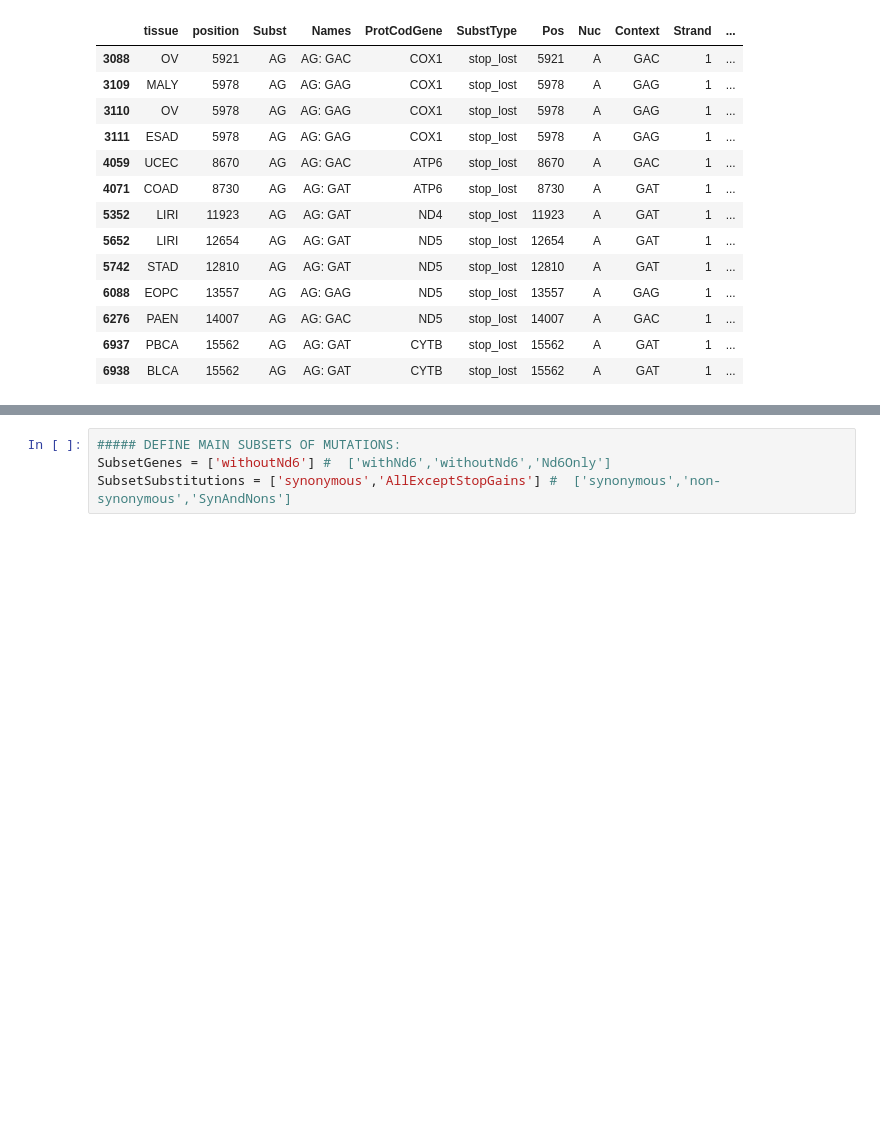
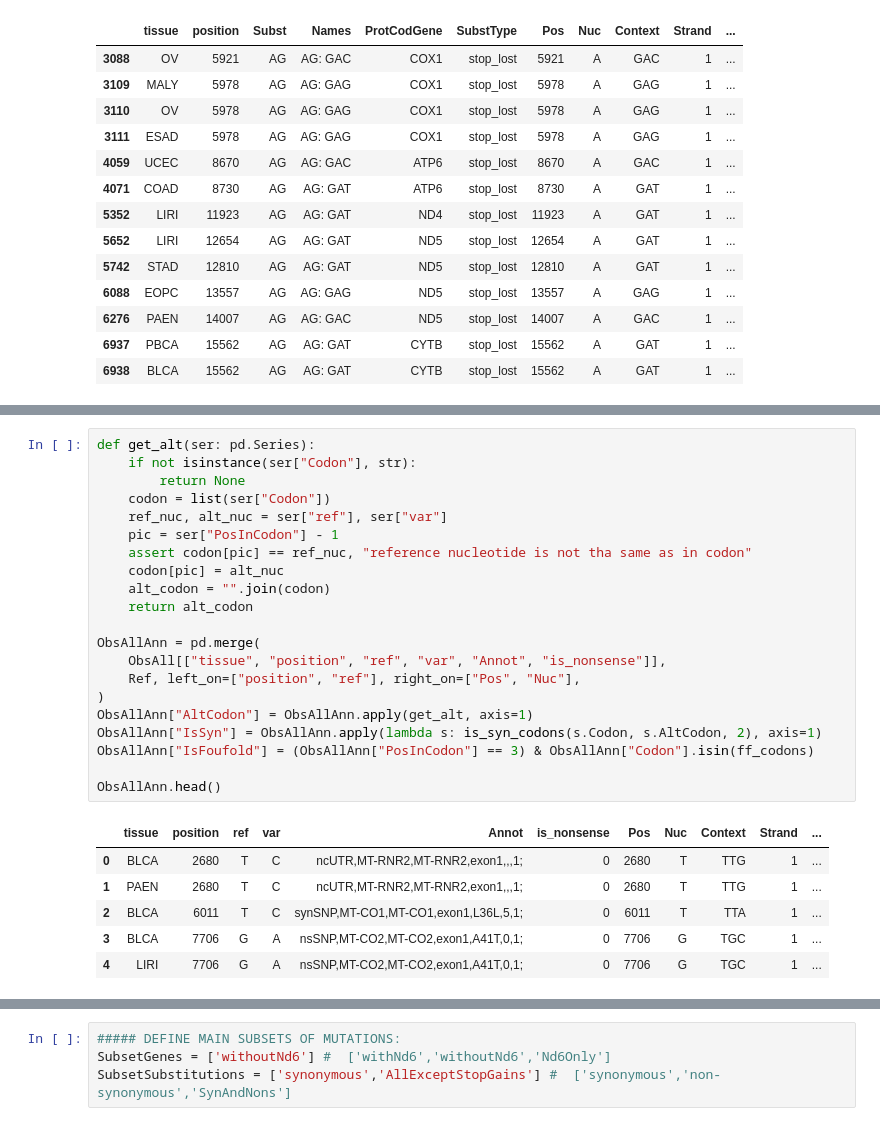
Before and after one commit to mitoclub/Signatures, a Jupyter notebook: notebooks/cancer_EDA.ipynb, the cells around one changed output, grey strips where cells are left out. Cells and saved outputs as stored; diff of their text form; blank space fills up the shorter version.

```diff
--- a/notebooks/cancer_EDA.ipynb
+++ b/notebooks/cancer_EDA.ipynb
@@ -387,0 +402,28 @@ ObsAllExtAnn[(ObsAllExtAnn.SubstType == "stop_lost") & ObsAllExtAnn.IsSyn]
+# %%
+def get_alt(ser: pd.Series):
+    if not isinstance(ser["Codon"], str):
+        return None
+    codon = list(ser["Codon"])
+    ref_nuc, alt_nuc = ser["ref"], ser["var"]
+    pic = ser["PosInCodon"] - 1
+    assert codon[pic] == ref_nuc, "reference nucleotide is not tha same as in codon"
+    codon[pic] = alt_nuc
+    alt_codon = "".join(codon)
+    return alt_codon
+
+ObsAllAnn = pd.merge(
+    ObsAll[["tissue", "position", "ref", "var", "Annot", "is_nonsense"]],
+    Ref, left_on=["position", "ref"], right_on=["Pos", "Nuc"],
+)
+ObsAllAnn["AltCodon"] = ObsAllAnn.apply(get_alt, axis=1)
+ObsAllAnn["IsSyn"] = ObsAllAnn.apply(lambda s: is_syn_codons(s.Codon, s.AltCodon, 2), axis=1)
+ObsAllAnn["IsFoufold"] = (ObsAllAnn["PosInCodon"] == 3) & ObsAllAnn["Codon"].isin(ff_codons)
+
+ObsAllAnn.head()
+# %% [output]
+|  | tissue | position | ref | var | Annot | is_nonsense | Pos | Nuc | Context | Strand | ... |
+| 0 | BLCA | 2680 | T | C | ncUTR,MT-RNR2,MT-RNR2,exon1,,,1; | 0 | 2680 | T | TTG | 1 | ... |
+| 1 | PAEN | 2680 | T | C | ncUTR,MT-RNR2,MT-RNR2,exon1,,,1; | 0 | 2680 | T | TTG | 1 | ... |
+| 2 | BLCA | 6011 | T | C | synSNP,MT-CO1,MT-CO1,exon1,L36L,5,1; | 0 | 6011 | T | TTA | 1 | ... |
+| 3 | BLCA | 7706 | G | A | nsSNP,MT-CO2,MT-CO2,exon1,A41T,0,1; | 0 | 7706 | G | TGC | 1 | ... |
+| 4 | LIRI | 7706 | G | A | nsSNP,MT-CO2,MT-CO2,exon1,A41T,0,1; | 0 | 7706 | G | TGC | 1 | ... |
```
Also changed, not shown: parts of 7 cells of this notebook, 1 other file.
